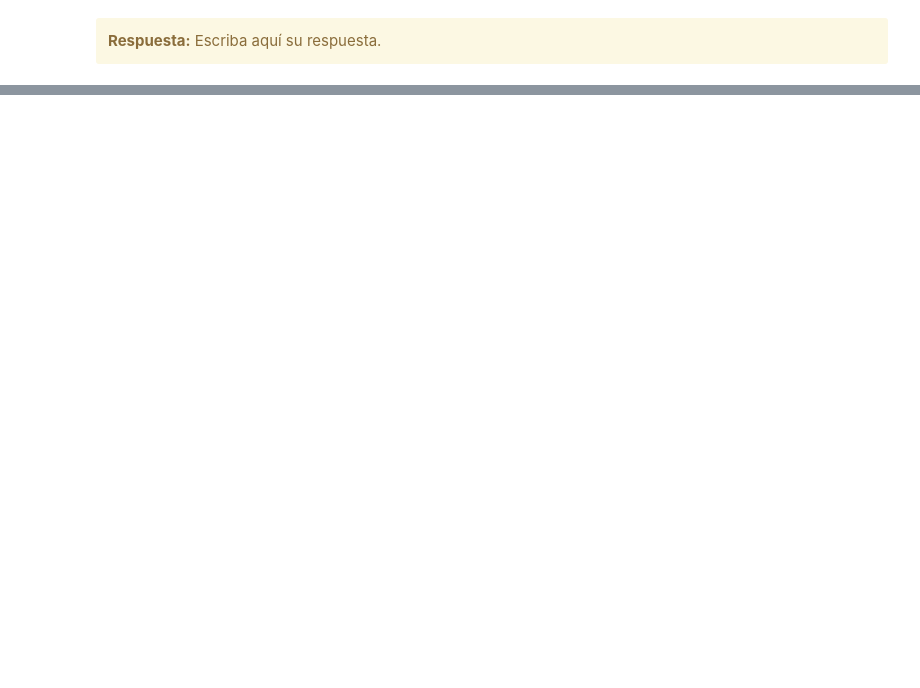
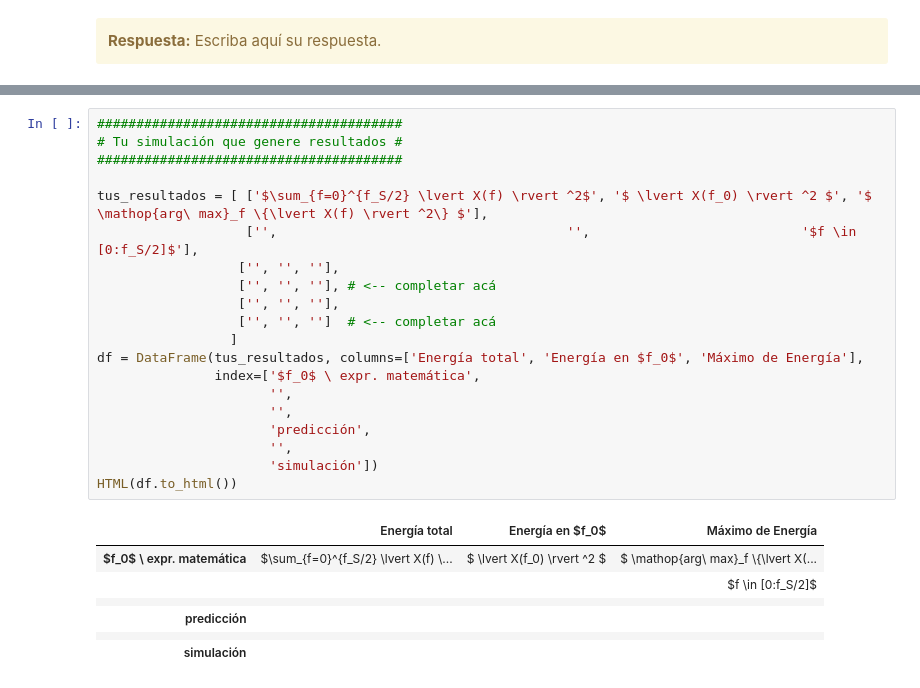
Before and after one commit to yaninacorsaro/tps_pds, a Jupyter notebook: TP1 - Muestreo de señales - Forurier.ipynb, the cells around one changed output, grey strips where cells are left out. Drawn from its saved outputs; the diff is of its cells as text; blank space fills up the shorter version.

```diff
--- a/TP1 - Muestreo de señales - Forurier.ipynb
+++ b/TP1 - Muestreo de señales - Forurier.ipynb
@@ -292,0 +418,28 @@ HTML(df.to_html())
+# %%
+#######################################
+# Tu simulación que genere resultados #
+#######################################
+
+tus_resultados = [ ['$\sum_{f=0}^{f_S/2} \lvert X(f) \rvert ^2$', '$ \lvert X(f_0) \rvert ^2 $', '$ \mathop{arg\ max}_f \{\lvert X(f) \rvert ^2\} $'],
+                   ['',                                     '',                           '$f \in [0:f_S/2]$'],
+                  ['', '', ''],
+                  ['', '', ''], # <-- completar acá
+                  ['', '', ''],
+                  ['', '', '']  # <-- completar acá
+                 ]
+df = DataFrame(tus_resultados, columns=['Energía total', 'Energía en $f_0$', 'Máximo de Energía'],
+               index=['$f_0$ \ expr. matemática',
+                      '',
+                      '',
+                      'predicción',
+                      '',
+                      'simulación'])
+HTML(df.to_html())
+# %% [output]
+|  | Energía total | Energía en $f_0$ | Máximo de Energía |
+| $f_0$ \ expr. matemática | $\sum_{f=0}^{f_S/2} \lvert X(f) \... | $ \lvert X(f_0) \rvert ^2 $ | $ \mathop{arg\ max}_f \{\lvert X(... |
+|  |  |  | $f \in [0:f_S/2]$ |
+|  |  |  |  |
+| predicción |  |  |  |
+|  |  |  |  |
+| simulación |  |  |  |
```
Also changed, not shown: parts of 60 cells of this notebook, 10 other files.
